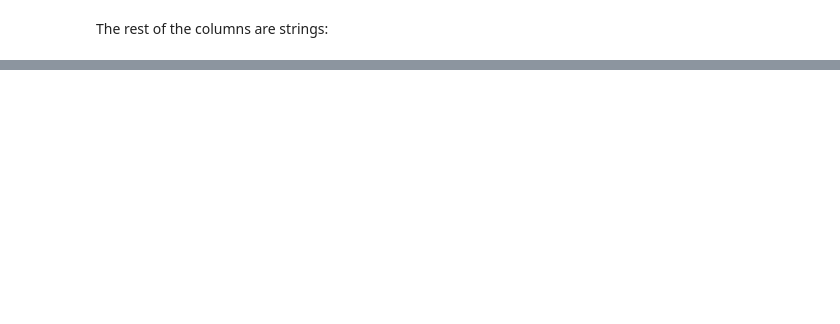
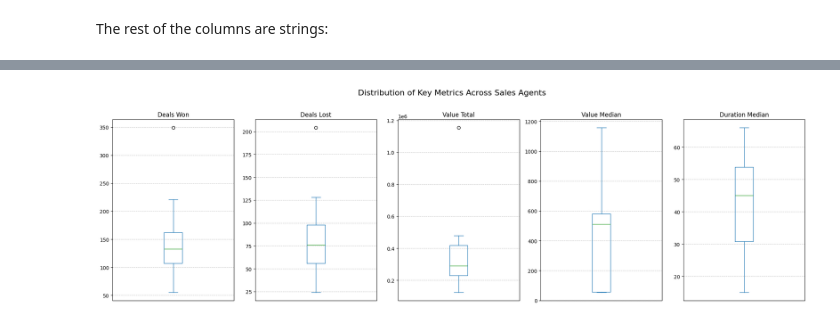
Before and after one commit to MatthieuScarset/aisrm, a Jupyter notebook: notebooks/eda.ipynb, the cells around one changed output, grey strips where cells are left out. Cells and saved outputs as stored; diff of their text form; code cells hidden in the pictures; blank space fills up the shorter version.

```diff
--- a/notebooks/eda.ipynb
+++ b/notebooks/eda.ipynb
@@ -67,6 +73,8 @@ df_sales_clean['close_value'] = pd.to_numeric(
+# %%
+df.drop(columns=['opportunity_id', 'engage_date', 'close_date'], inplace=True)
 # %% [markdown]
 The rest of the columns are strings:
 # %%
-for col in ['opportunity_id', 'sales_agent', 'product', 'account']:
-    df_sales_clean[col] = df_sales_clean[col].astype('string')
+for col in ['sales_agent', 'product', 'account']:
+    df[col] = df[col].astype('string')
 # %%
@@ -101,0 +145,12 @@ df_sales_clean
+# %%
+sum_by_agent = df.groupby('sales_agent').aggregate(
+    deals_won=('deal_stage', lambda x: (x == 1).sum()),
+    deals_lost=('deal_stage', lambda x: (x == 0).sum()),
+    value_total=('close_value', 'sum'),
+    value_median=('close_value', 'median'),
+    duration_median=('duration', 'median')
+)
+agents = df_teams.merge(sum_by_agent, on="sales_agent", how="left")
+agents.dropna(inplace=True)
+agents.sort_values(by='value_total')
+agents.head(10)
@@ -101,0 +169,20 @@ df_sales_clean
+# %%
+numerical_cols_for_boxplot = [
+    'deals_won', 'deals_lost', 'value_total', 'value_median', 'duration_median']
+
+fig, axes = plt.subplots(1, len(numerical_cols_for_boxplot), figsize=(20, 6))
+axes = axes.flatten()
+for i, col in enumerate(numerical_cols_for_boxplot):
+    agents[col].plot(kind='box', ax=axes[i])
+    axes[i].set_title(f'{col.replace("_", " ").title()}')
+    axes[i].set_ylabel('')
+    axes[i].tick_params(axis='x', which='both', bottom=False,
+                        top=False, labelbottom=False)
+    axes[i].grid(axis='y', linestyle='--', alpha=0.7)
+
+fig.suptitle('Distribution of Key Metrics Across Sales Agents',
+             fontsize=16, y=1.02)
+plt.tight_layout()
+plt.show()
+# %% [output]
+[figure, added]
```
Also changed, not shown: parts of 22 cells of this notebook.
